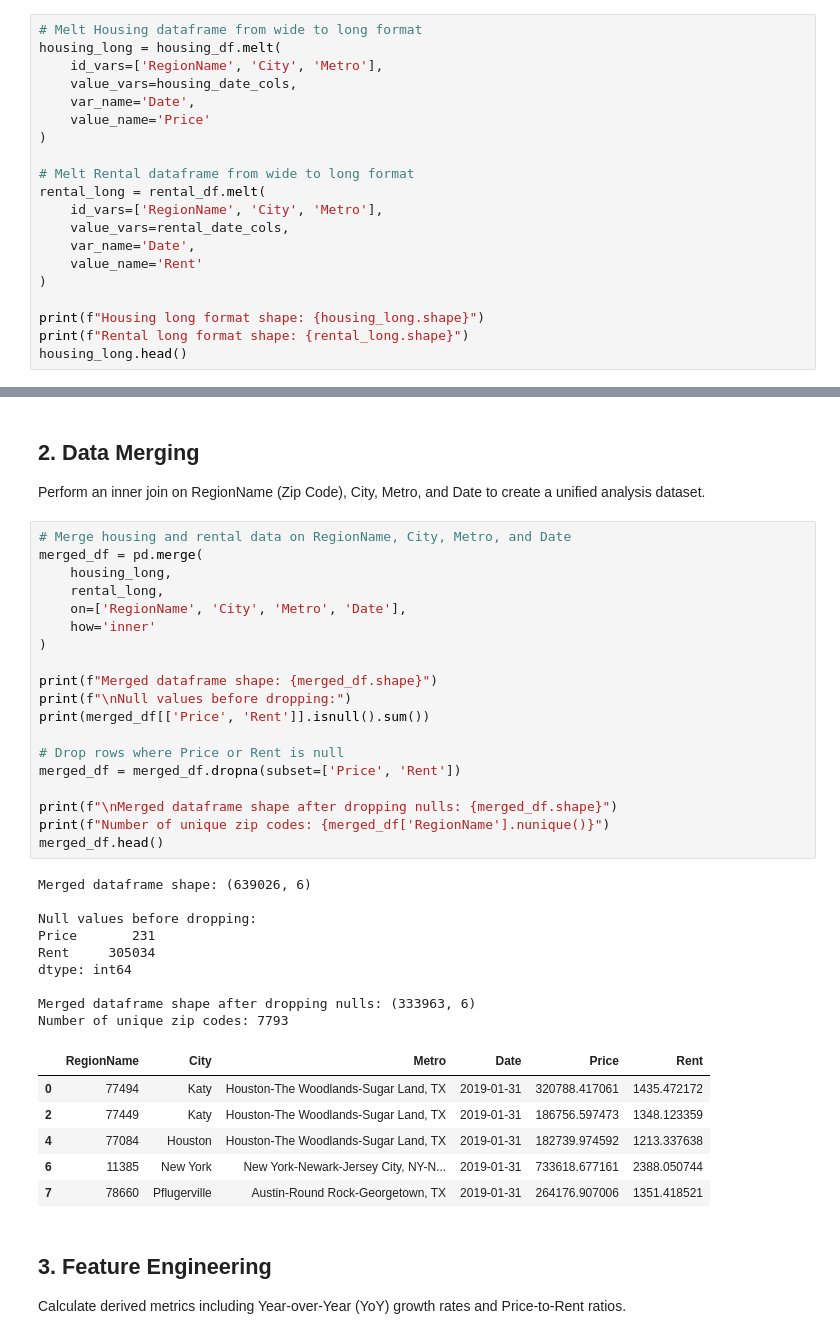
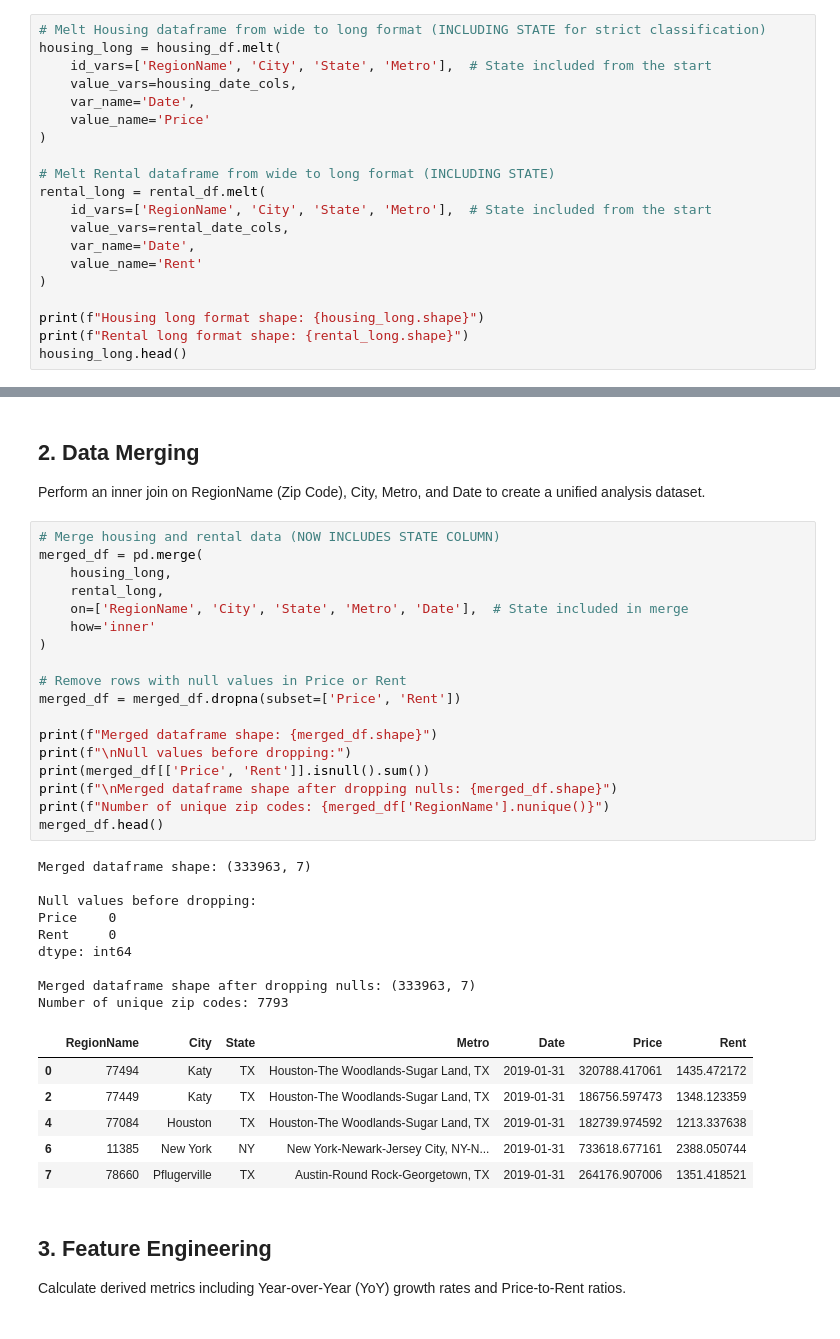
Before and after one commit to davidcao43/Research-Analysis, a Jupyter notebook: Notebook/Housing EDA Claude.ipynb, the cells around one changed output, grey strips where cells are left out. Cells and saved outputs as stored; diff of their text form.

```diff
--- a/Notebook/Housing EDA Claude.ipynb
+++ b/Notebook/Housing EDA Claude.ipynb
@@ -99,17 +280,17 @@ Number of date columns in Rental: 130
 
 Sample date columns: ['2000-01-31', '2000-02-29', '2000-03-31', '2000-04-30', '2000-05-31']
 # %%
-# Melt Housing dataframe from wide to long format
+# Melt Housing dataframe from wide to long format (INCLUDING STATE for strict classification)
 housing_long = housing_df.melt(
-    id_vars=['RegionName', 'City', 'Metro'],
+    id_vars=['RegionName', 'City', 'State', 'Metro'],  # State included from the start
     value_vars=housing_date_cols,
     var_name='Date',
     value_name='Price'
 )
 
-# Melt Rental dataframe from wide to long format
+# Melt Rental dataframe from wide to long format (INCLUDING STATE)
 rental_long = rental_df.melt(
-    id_vars=['RegionName', 'City', 'Metro'],
+    id_vars=['RegionName', 'City', 'State', 'Metro'],  # State included from the start
     value_vars=rental_date_cols,
     var_name='Date',
     value_name='Rent'
@@ -152,40 +333,39 @@ Date range Rental: 2019-01-31 00:00:00 to 2025-10-31 00:00:00
 
 Perform an inner join on RegionName (Zip Code), City, Metro, and Date to create a unified analysis dataset.
 # %%
-# Merge housing and rental data on RegionName, City, Metro, and Date
+# Merge housing and rental data (NOW INCLUDES STATE COLUMN)
 merged_df = pd.merge(
     housing_long,
     rental_long,
-    on=['RegionName', 'City', 'Metro', 'Date'],
+    on=['RegionName', 'City', 'State', 'Metro', 'Date'],  # State included in merge
     how='inner'
 )
+
+# Remove rows with null values in Price or Rent
+merged_df = merged_df.dropna(subset=['Price', 'Rent'])
 
 print(f"Merged dataframe shape: {merged_df.shape}")
 print(f"\nNull values before dropping:")
 print(merged_df[['Price', 'Rent']].isnull().sum())
-
-# Drop rows where Price or Rent is null
-merged_df = merged_df.dropna(subset=['Price', 'Rent'])
-
 print(f"\nMerged dataframe shape after dropping nulls: {merged_df.shape}")
 print(f"Number of unique zip codes: {merged_df['RegionName'].nunique()}")
 merged_df.head()
 # %% [output]
-Merged dataframe shape: (639026, 6)
+Merged dataframe shape: (333963, 7)
 
 Null values before dropping:
-Price       231
-Rent     305034
+Price    0
+Rent     0
 dtype: int64
 
-Merged dataframe shape after dropping nulls: (333963, 6)
+Merged dataframe shape after dropping nulls: (333963, 7)
 Number of unique zip codes: 7793
-|  | RegionName | City | Metro | Date | Price | Rent |
-| 0 | 77494 | Katy | Houston-The Woodlands-Sugar Land, TX | 2019-01-31 | 320788.417061 | 1435.472172 |
-| 2 | 77449 | Katy | Houston-The Woodlands-Sugar Land, TX | 2019-01-31 | 186756.597473 | 1348.123359 |
-| 4 | 77084 | Houston | Houston-The Woodlands-Sugar Land, TX | 2019-01-31 | 182739.974592 | 1213.337638 |
-| 6 | 11385 | New York | New York-Newark-Jersey City, NY-N... | 2019-01-31 | 733618.677161 | 2388.050744 |
-| 7 | 78660 | Pflugerville | Austin-Round Rock-Georgetown, TX | 2019-01-31 | 264176.907006 | 1351.418521 |
+|  | RegionName | City | State | Metro | Date | Price | Rent |
+| 0 | 77494 | Katy | TX | Houston-The Woodlands-Sugar Land, TX | 2019-01-31 | 320788.417061 | 1435.472172 |
+| 2 | 77449 | Katy | TX | Houston-The Woodlands-Sugar Land, TX | 2019-01-31 | 186756.597473 | 1348.123359 |
+| 4 | 77084 | Houston | TX | Houston-The Woodlands-Sugar Land, TX | 2019-01-31 | 182739.974592 | 1213.337638 |
+| 6 | 11385 | New York | NY | New York-Newark-Jersey City, NY-N... | 2019-01-31 | 733618.677161 | 2388.050744 |
+| 7 | 78660 | Pflugerville | TX | Austin-Round Rock-Georgetown, TX | 2019-01-31 | 264176.907006 | 1351.418521 |
 # %% [markdown]
 ## 3. Feature Engineering
 
```
Also changed, not shown: parts of 34 cells of this notebook.
